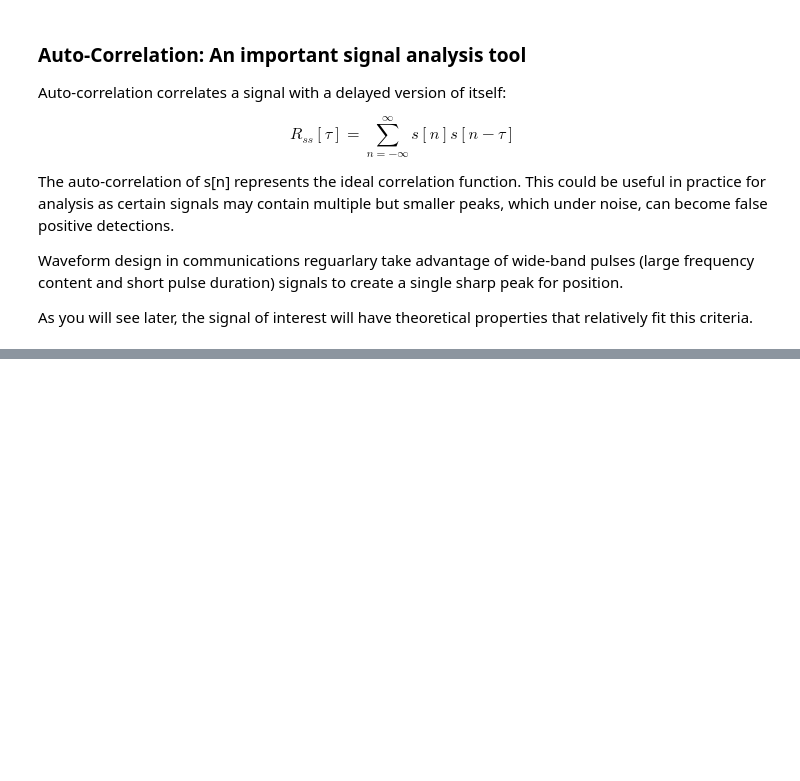
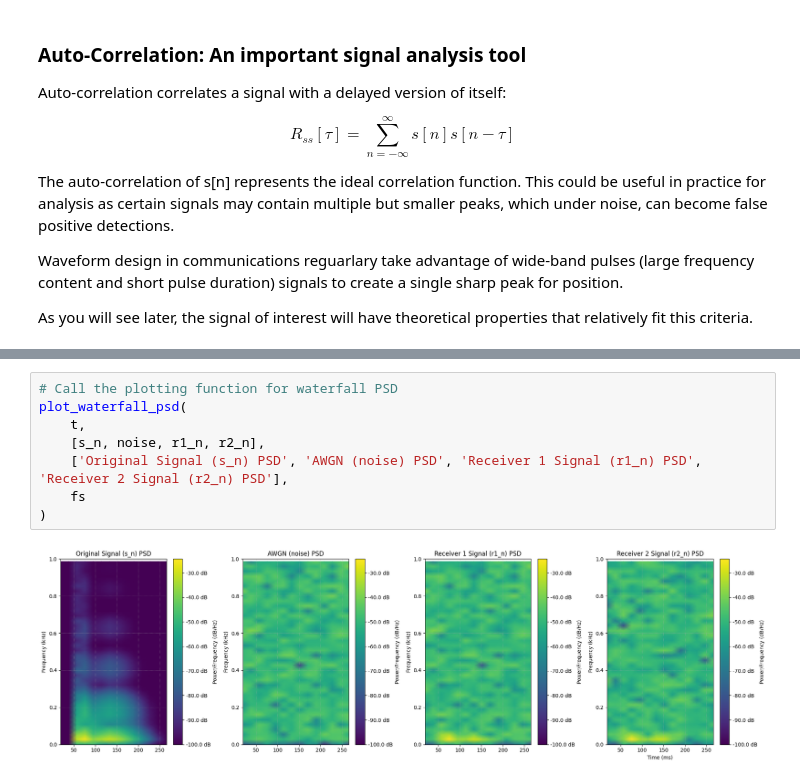
Before and after one commit to ysn9vq-gmu/rqe_tutorials, a Jupyter notebook: corr-info.ipynb, the cells around one changed output, grey strips where cells are left out. Cells and saved outputs as stored; diff of their text form; blank space fills up the shorter version.

```diff
--- a/corr-info.ipynb
+++ b/corr-info.ipynb
@@ -340,0 +484,10 @@ On the below code, we briefly analyze this relationship first with some dummy wa
+# %%
+# Call the plotting function for waterfall PSD
+plot_waterfall_psd(
+    t,
+    [s_n, noise, r1_n, r2_n],
+    ['Original Signal (s_n) PSD', 'AWGN (noise) PSD', 'Receiver 1 Signal (r1_n) PSD', 'Receiver 2 Signal (r2_n) PSD'],
+    fs
+)
+# %% [output]
+[figure, added]
```
Also changed, not shown: parts of 12 cells of this notebook.
